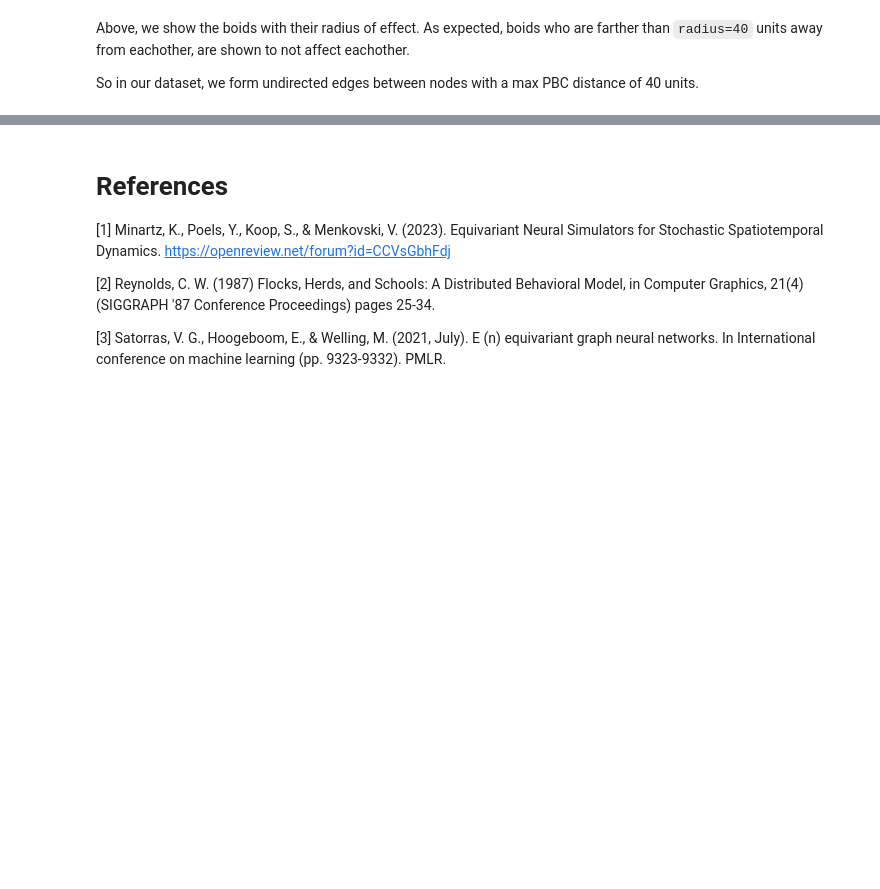
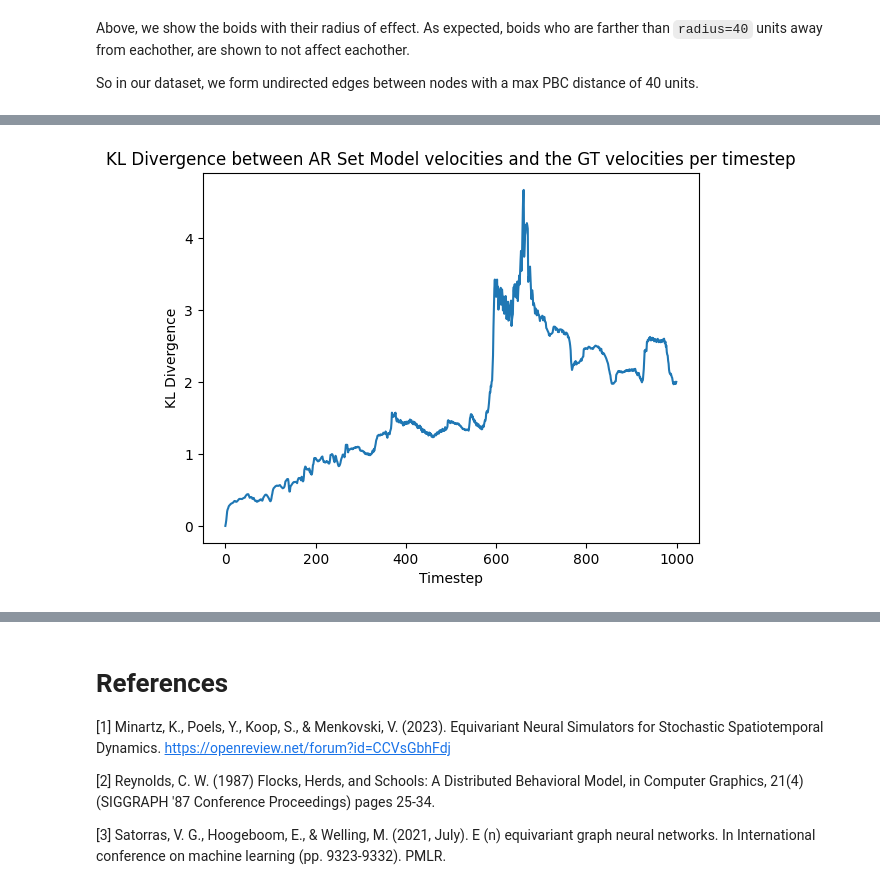
Before and after one commit to ATicklishTomato/atai-2025, a Jupyter notebook: practicals/boids/01_Autoregressive_Models.ipynb, the cells around one changed output, grey strips where cells are left out. Drawn from its saved outputs; the diff is of its cells as text; code cells hidden in the pictures; blank space fills up the shorter version.

Commit message:
My model for CFD and start on BOIDS

```diff
--- a/practicals/boids/01_Autoregressive_Models.ipynb
+++ b/practicals/boids/01_Autoregressive_Models.ipynb
@@ -113,7 +131,7 @@ class AR_Boids_Dataset(InMemoryDataset):
         self.transform = transform
         self.post_transform = post_transform
         super(AR_Boids_Dataset, self).__init__(root, transform, pre_transform)
-        self.data, self.slices = torch.load(self.processed_paths[0])
+        self.data, self.slices = torch.load(self.processed_paths[0], weights_only=False)
 
     @property
     def processed_file_names(self):
@@ -140,7 +158,7 @@ class AR_Boids_Dataset(InMemoryDataset):
             for t in range(trajectory.shape[0] - 1):
                 x = torch.tensor(trajectory[t], dtype=torch.float)
                 y_temp = torch.tensor(trajectory[t+1], dtype=torch.float)
-                # y_temp is (position x, position y, velocity x, velocity y) for the next timestep
+                # Right now y is (position x, position y, velocity x, velocity y) for the next timestep
                 # However, we want delta position and delta velocity
                 # Luckily, the delta poisition is just the velocity from the next timestep, and the delta velocity is the acceleration
                 # So we can just take the last two elements of y to get the delta velocity
@@ -148,15 +166,14 @@ class AR_Boids_Dataset(InMemoryDataset):
                 y = y_temp.clone()
                 y[:, :2] = y_temp[:, 2:]
                 # Then we calculate the acceleration
-                y[:, 2:] = y_temp[:, 2:] - x[:, 2:]    # (V_x ^ (t+1), V_y ^ (t+1), a_x, a_y)
+                y[:, 2:] = y_temp[:, 2:] - x[:, 2:]
 
-                # fully connected graph
                 edge_index = torch.tensor([[i, j] for i in range(trajectory.shape[1]) for j in range(trajectory.shape[1]) if i != j], dtype=torch.long).t().contiguous()
 
+                data = Data(x=x, y=y, edge_index=edge_index)
                 if self.post_transform is not None:
                     data = self.post_transform(data)
 
-                data = Data(x=x, y=y, edge_index=edge_index)
                 data_list.append(data)
         data, slices = self.collate(data_list)
         torch.save((data, slices), self.processed_data_path+self.processed_file_name)
@@ -333,6 +380,7 @@ HINT: What should happen if the position $x_i, y_i$ of boid $i$ are predicted to
 
 *: If you check the cell below the next cell, we already made a dataset for you that only contains initial positions :)
 # %%
+@torch.no_grad()
 def compute_ar_set_model_rollouts(model, dataset, timesteps=1000, device='cuda', mode="residual", width = 1000, height = 1000):
     """
     Predict the rollouts of the model on the dataset starting from the idx
@@ -343,7 +391,7 @@ def compute_ar_set_model_rollouts(model, dataset, timesteps=1000, device='cuda',
         timesteps: Number of timesteps to predict
         device: Device to run the model on
         mode: "residual" or "direct"
-        - In the solution above, we used the "residual" mode, where the model predicts the change in position and change in velocity
+        - In the solution above, we used the "residual" mode, where the model predicts the change in position and velocity
         - In the "direct" mode, the model predicts the position and velocity directly (if you do not intend to use this mode, you can ignore this argument)
         width: Width of the PBC box
         height: Height of the PBC box
@@ -352,12 +400,26 @@ def compute_ar_set_model_rollouts(model, dataset, timesteps=1000, device='cuda',
         - Should be a torch tensor of shape (Batch, Timesteps, Boids, Node_dim)
     """
     rollouts = torch.empty((len(dataset), timesteps, dataset[0].x.shape[0], dataset[0].x.shape[1]), device=device)
-    print(rollouts.shape)
 
-    # ~ ^ ~ ^ ~ ^ ~ ^ ~ ^ ~ ^
-    #     Your code here
-    # ~ ^ ~ ^ ~ ^ ~ ^ ~ ^ ~ ^
+    for idx, init_data in enumerate(dataset):
+        # Get the initial state
+        model_data = init_data.clone().to(device)
 
+        for t in range(timesteps):
+            out_data = model(model_data)
+
+            # Update
+            if mode == "direct":
+                model_data.x = out_data
+            elif mode == "residual":
+                model_data.x += out_data
+
+            # Wrap around the positions
+            model_data.x[:, 0] = model_data.x[:, 0] % width
+            model_data.x[:, 1] = model_data.x[:, 1] % height
+
+            # Store the current state
+            rollouts[idx, t] = model_data.x.clone().cpu()
 
     return rollouts
 # %%
@@ -707,13 +840,15 @@ def plot_kl_divergence(distributions1, distributions2, title="KL Divergence betw
     plt.title(title)
     plt.show()
 # %%
-validation_files = [pfn for pfn in os.listdir("../../data/boids/raw/") if (16 <= int(pfn.split("_")[-1][:-4]) < 25)]
-validation_trajectories = [np.load("../../data/boids/raw/" + f) for f in validation_files]
+validation_files = [pfn for pfn in os.listdir("../data/boids/raw/") if (16 <= int(pfn.split("_")[-1][:-4]) < 25)]
+validation_trajectories = [np.load("../data/boids/raw/" + f) for f in validation_files]
 validation_trajectories = torch.tensor(validation_trajectories, dtype=torch.float)
 
 dists_GT = compute_distribution_per_timestep(validation_trajectories[:,:,:,2:], 1000)
 dists_AR_set = compute_distribution_per_timestep(ar_set_model_rollout[:,:,:,2:], 1000)
 plot_kl_divergence(dists_AR_set, dists_GT, title="KL Divergence between AR Set Model velocities and the GT velocities per timestep")
+# %% [output]
+[figure, added]
 # %%
 dists_equivariant = compute_distribution_per_timestep(translational_equivariant_model_rollout, 1000)
 plot_kl_divergence(dists_equivariant, dists_GT, title="KL Divergence between Translational Equivariant Model velocities and the GT velocities per timestep")
```
Also changed, not shown: parts of 28 cells of this notebook, 2 other files.
